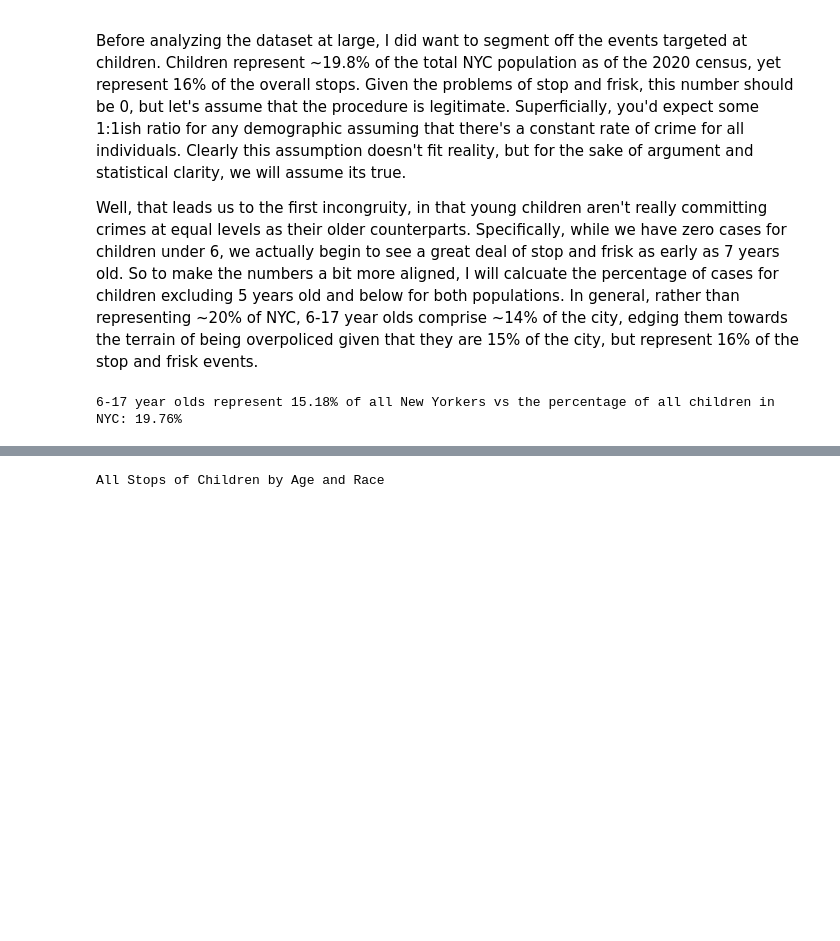
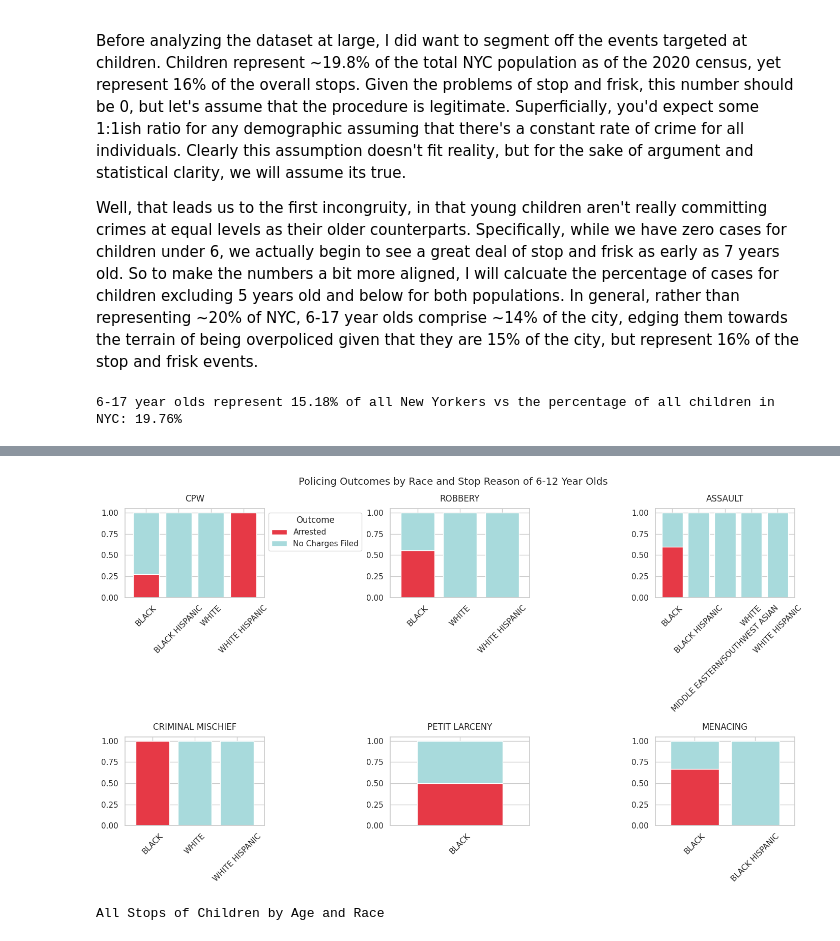
Before and after one commit to gbangban/ml-supervised-kim, a Jupyter notebook: notebook.ipynb, the cells around one changed output, grey strips where cells are left out. Cells and saved outputs as stored; diff of their text form; code cells hidden in the pictures; blank space fills up the shorter version.

Commit message:
IMR: Mostly scope complete on basic analysis, tbd extend to other demos and model work

```diff
--- a/notebook.ipynb
+++ b/notebook.ipynb
@@ -347,9 +342,23 @@ print(f"6-17 year olds represent {percentage_of_6_to_17_children:.2f}% of all Ne
 6-17 year olds represent 15.18% of all New Yorkers vs the percentage of all children in NYC: 19.76%
 # %%
 # For the children, prepping children specific dataframes for analysis
-all_children_df = final_df[final_df['SUSPECT_REPORTED_AGE'] < 18].copy()
-under_13_df = final_df[final_df['SUSPECT_REPORTED_AGE'] <= 12].copy()
+demographic_features = [
+    'SUSPECT_REPORTED_AGE',
+    'SUSPECT_RACE_DESCRIPTION',
+    'STOP_WAS_INITIATED',
+    'SUSPECTED_CRIME_DESCRIPTION',
+    'OFFICER_EXPLAINED_STOP_FLAG',
+    'OUTCOME_OF_STOP',
+    'FORCE_TYPE',
+    # 'SUSPECT_HEIGHT',
+    # 'SUSPECT_SEX',
+    'STOP_LOCATION_BORO_NAME',
+]
+demographic_df = final_df[demographic_features].copy()
+
+all_children_df = demographic_df[demographic_df['SUSPECT_REPORTED_AGE'] < 18].copy()
+under_13_df = demographic_df[demographic_df['SUSPECT_REPORTED_AGE'] <= 12].copy()
 under_13_df['SUSPECT_REPORTED_AGE'].value_counts()
 
-len(all_children_df), len(final_df), len(all_children_df) / len(final_df)*100
+print(f'{len(all_children_df)} total records of children targeted stops, where children comprise {len(all_children_df) / len(demographic_df)*100:.2f}% of all stops')
 # %% [output]
@@ -508,3 +539,76 @@ IndexError: Boolean index has wrong length: 1 instead of 3
+# %%
+
+def plot_stop_outcomes(df, n_reasons=5, figsize=(14, 8)):
+    # 1. Aggregate data safely
+    outcomes = (
+        df.groupby(['SUSPECT_RACE_DESCRIPTION',
+                   'SUSPECTED_CRIME_DESCRIPTION',
+                   'OUTCOME_OF_STOP'])
+        .size()
+        .unstack()
+        .fillna(0)
+    )
+
+    # 2. Get top reasons that actually exist in data
+    valid_reasons = df['SUSPECTED_CRIME_DESCRIPTION'].value_counts().nlargest(n_reasons).index
+    valid_reasons = [r for r in valid_reasons if r in outcomes.index.get_level_values(1)]
+
+    # 3. Set up plot
+    n_cols = min(3, len(valid_reasons))
+    n_rows = (len(valid_reasons) + n_cols - 1) // n_cols
+    fig, axes = plt.subplots(n_rows, n_cols, figsize=figsize)
+    axes = axes.flatten() if isinstance(axes, np.ndarray) else [axes]
+
+    # 4. Color palette for whatever outcomes exist
+    palette = {
+        'Arrested': '#e63946',
+        'Summoned': '#457b9d',
+        'No Charges Filed': '#a8dadc',
+        'Other': '#1d3557'  # Fallback
+    }
+
+    # 5. Plot each reason
+    for i, reason in enumerate(valid_reasons):
+        ax = axes[i]
+        reason_data = outcomes.xs(reason, level='SUSPECTED_CRIME_DESCRIPTION')
+
+        # Normalize and get ACTUAL existing outcomes
+        reason_data = reason_data.div(reason_data.sum(axis=1), axis=0)
+        existing_outcomes = [col for col in reason_data.columns if reason_data[col].sum() > 0]
+
+        # Dynamically plot available outcomes
+        reason_data[existing_outcomes].plot(
+            kind='bar',
+            stacked=True,
+            ax=ax,
+            color=[palette.get(o, '#999999') for o in existing_outcomes],
+            width=0.8
+        )
+
+        # Formatting
+        ax.set_title(f"{reason[:20]}..." if len(reason) > 20 else reason, pad=10)
+        ax.set_ylabel("")
+        ax.set_xlabel("")
+        ax.tick_params(axis='x', rotation=45)
+
+        # Only show legend on first plot
+        if i != 0:
+            ax.get_legend().remove()
+        else:
+            ax.legend(title='Outcome', bbox_to_anchor=(1, 1))
+
+    # Clean up empty subplots
+    for j in range(i+1, len(axes)):
+        fig.delaxes(axes[j])
+
+    plt.tight_layout()
+    plt.suptitle("Policing Outcomes by Race and Stop Reason of 6-12 Year Olds", y=1.02, fontsize=14)
+    plt.show()
+
+# Usage
+plot_stop_outcomes(under_13_df, n_reasons=6)
+# %% [output]
+[figure, added]
 # %%
 all_children_demo_table = (
     all_children_df.groupby(['SUSPECT_REPORTED_AGE', 'SUSPECT_RACE_DESCRIPTION'])
```
Also changed, not shown: parts of 9 cells of this notebook.
